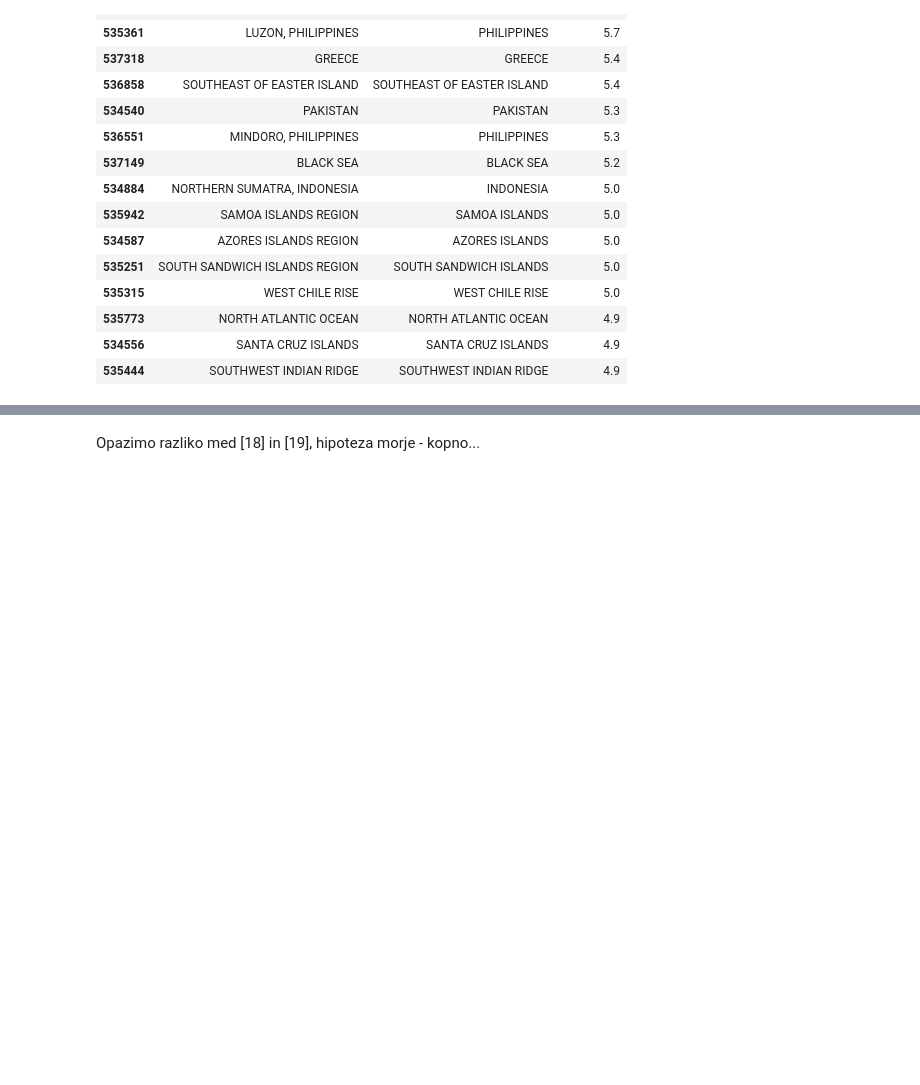
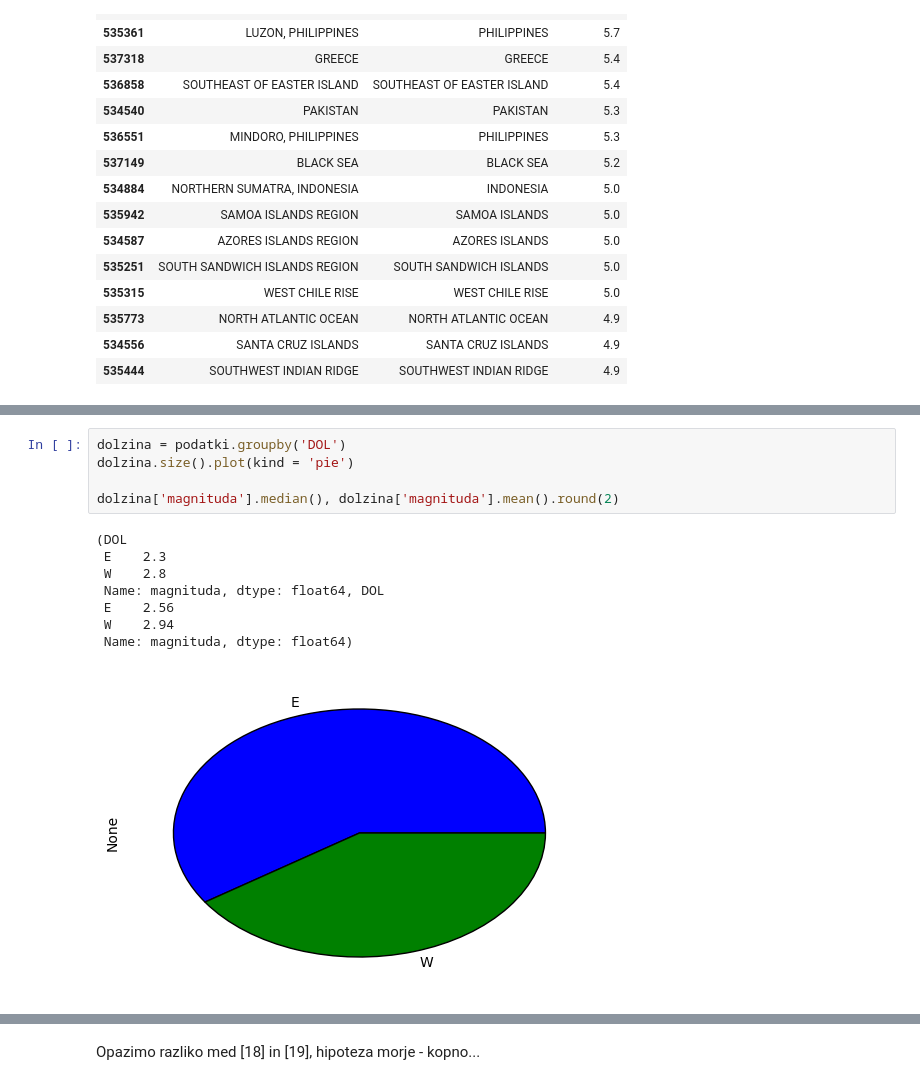
Before and after one commit to tjasabajc/Potresi, a Jupyter notebook: delovnaverzija.ipynb, the cells around one changed output, grey strips where cells are left out. Cells and saved outputs as stored; diff of their text form; blank space fills up the shorter version.

```diff
--- a/delovnaverzija.ipynb
+++ b/delovnaverzija.ipynb
@@ -206,0 +267,14 @@ Name: magnituda, dtype: float64
+# %%
+dolzina = podatki.groupby('DOL')
+dolzina.size().plot(kind = 'pie')
+
+dolzina['magnituda'].median(), dolzina['magnituda'].mean().round(2)
+# %% [output]
+(DOL
+ E    2.3
+ W    2.8
+ Name: magnituda, dtype: float64, DOL
+ E    2.56
+ W    2.94
+ Name: magnituda, dtype: float64)
+[figure, added]
```
Also changed, not shown: parts of 17 cells of this notebook.
